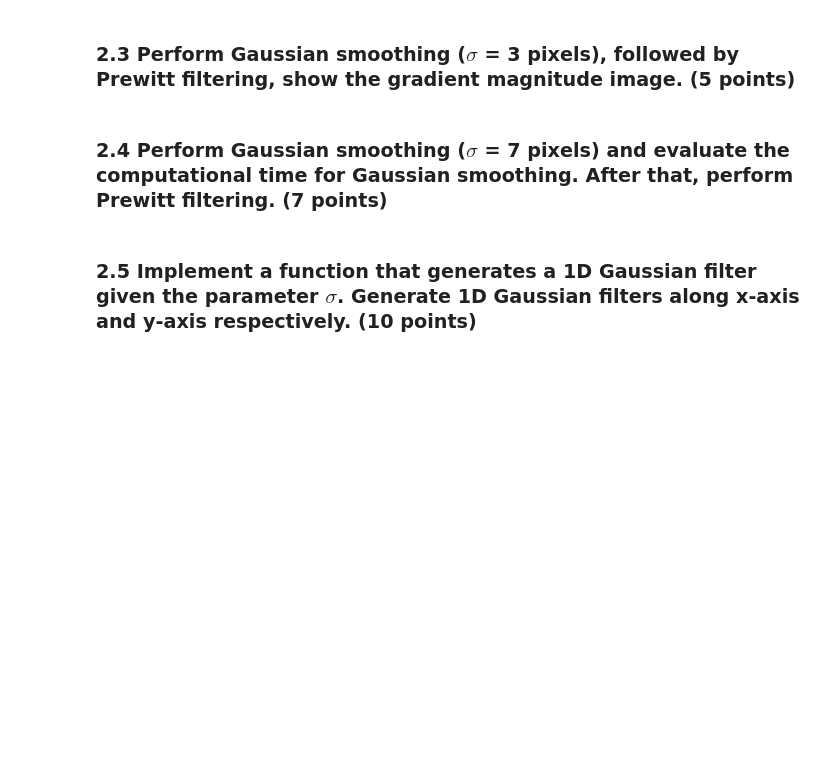
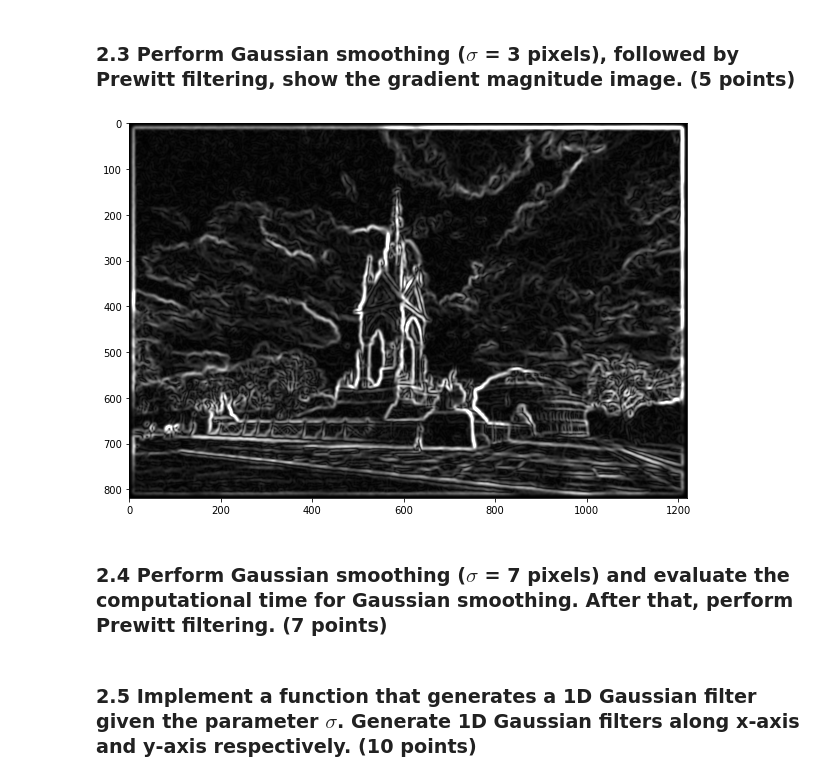
Before and after one commit to NaraS91/Computer_Vision_2022, a Jupyter notebook: coursework_01/coursework_01.ipynb, the cells around one changed output. Cells and saved outputs as stored; diff of their text form; code cells hidden in the pictures; blank space fills up the shorter version.

```diff
--- a/coursework_01/coursework_01.ipynb
+++ b/coursework_01/coursework_01.ipynb
@@ -186,17 +188,21 @@ plt.imshow(h)
 ### 2.3 Perform Gaussian smoothing ($\sigma$ = 3 pixels), followed by Prewitt filtering, show the gradient magnitude image. (5 points)
 # %%
 # Perform Gaussian smoothing before Prewitt filtering
-
+h = gaussian_filter_2d(3)
+image_smoothed = scipy.signal.convolve2d(image_noisy, h)
 
 # Prewitt filtering
-
+image_x = scipy.signal.convolve2d(image_smoothed, prewitt_x)
+image_y = scipy.signal.convolve2d(image_smoothed, prewitt_y)
 
 # Calculate the gradient magnitude
-
+grad_mag= np.sqrt(image_x**2 + image_y**2)
 
 # Display the gradient magnitude image (provided)
 plt.imshow(grad_mag, cmap='gray', vmin=0, vmax=100)
 plt.gcf().set_size_inches(10, 8)
+# %% [output]
+[figure, added]
 # %% [markdown]
 ### 2.4 Perform Gaussian smoothing ($\sigma$ = 7 pixels) and evaluate the computational time for Gaussian smoothing. After that, perform Prewitt filtering. (7 points)
 # %%
```
Also changed, not shown: parts of 2 cells of this notebook.
